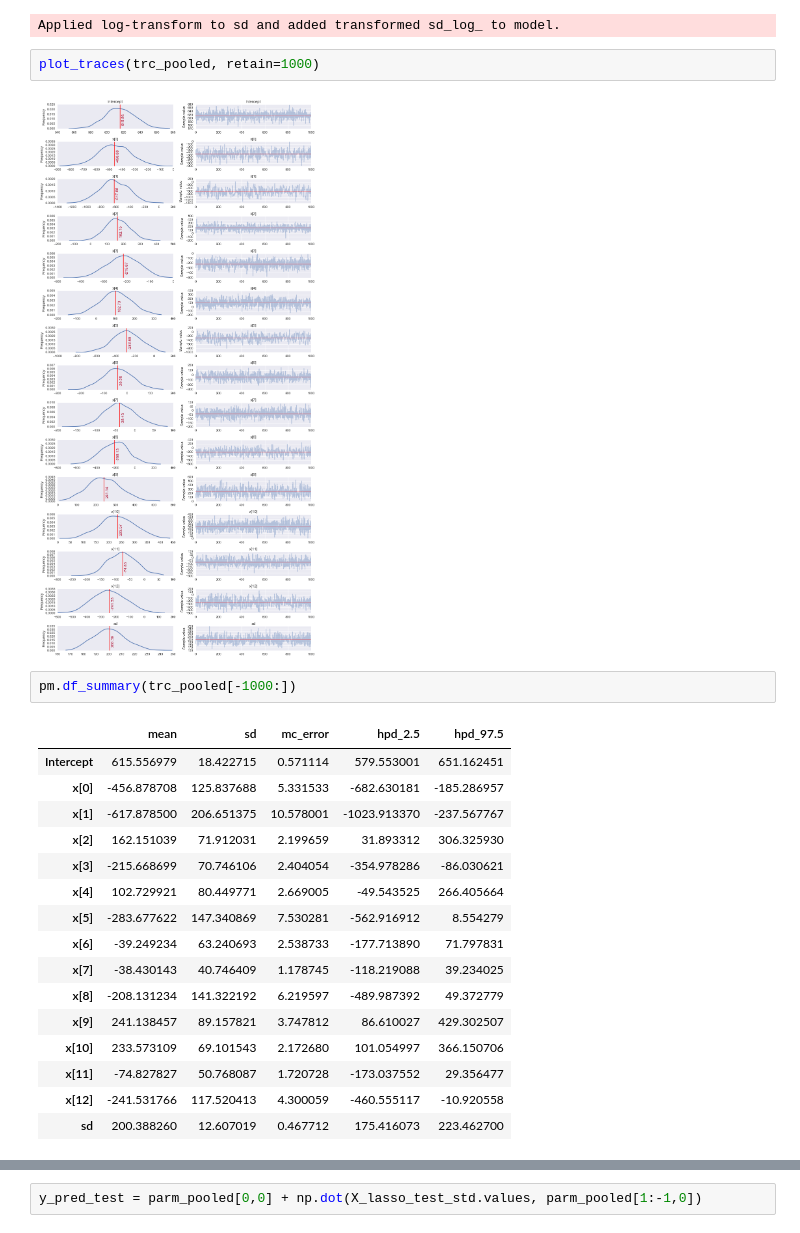
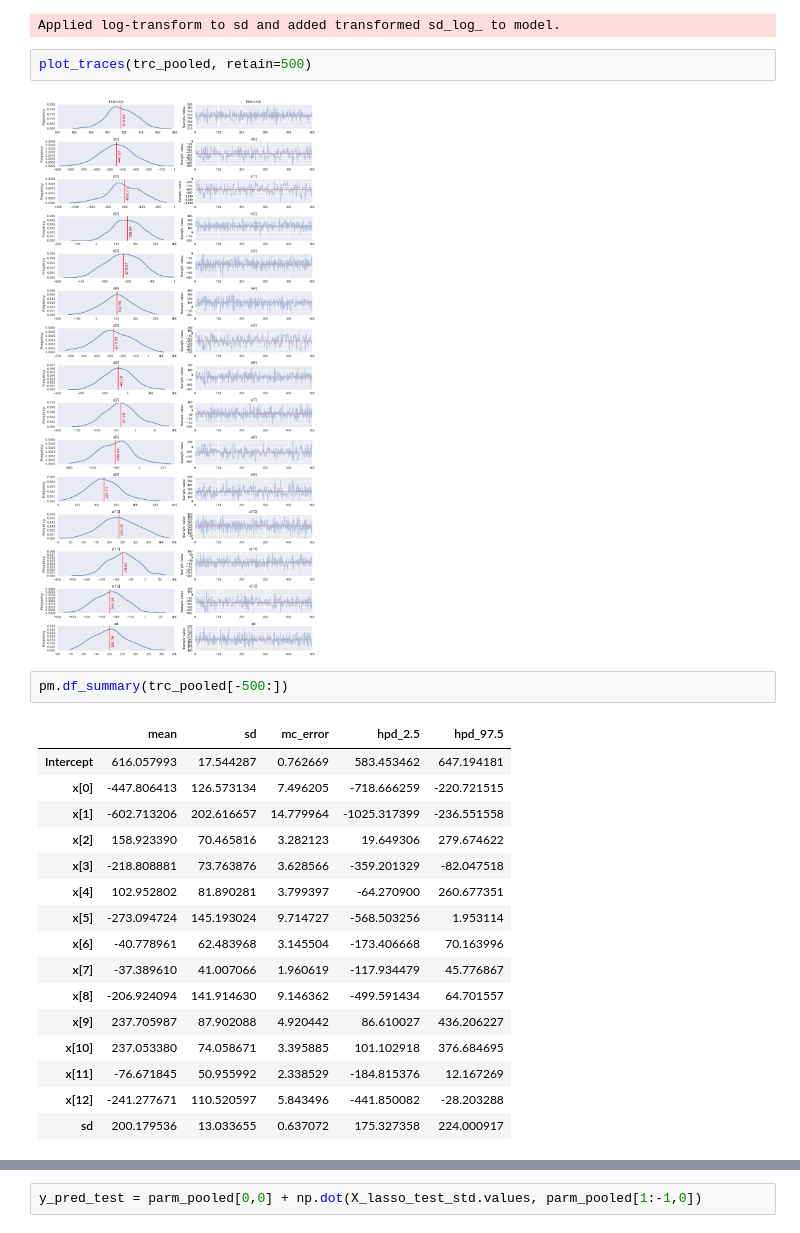
Before and after one commit to jpgrana/bayesian-approach-predicting-well-production, a Jupyter notebook: model_plots.ipynb, the cells around one changed output, grey strips where cells are left out. Saved outputs shown, nothing was run; the diff lists cells and outputs as text.

```diff
--- a/model_plots.ipynb
+++ b/model_plots.ipynb
@@ -123,27 +123,27 @@ with pm.Model() as mdl_pooled:
 # %% [output]
 Applied log-transform to sd and added transformed sd_log_ to model.
 # %%
-plot_traces(trc_pooled, retain=1000)
+plot_traces(trc_pooled, retain=500)
 # %% [output]
-[figure, old version]
+[figure, new version]
 # %%
-pm.df_summary(trc_pooled[-1000:])
+pm.df_summary(trc_pooled[-500:])
 # %% [output]
 |  | mean | sd | mc_error | hpd_2.5 | hpd_97.5 |
-| Intercept | 615.556979 | 18.422715 | 0.571114 | 579.553001 | 651.162451 |
-| x[0] | -456.878708 | 125.837688 | 5.331533 | -682.630181 | -185.286957 |
-| x[1] | -617.878500 | 206.651375 | 10.578001 | -1023.913370 | -237.567767 |
-| x[2] | 162.151039 | 71.912031 | 2.199659 | 31.893312 | 306.325930 |
-| x[3] | -215.668699 | 70.746106 | 2.404054 | -354.978286 | -86.030621 |
-| x[4] | 102.729921 | 80.449771 | 2.669005 | -49.543525 | 266.405664 |
-| x[5] | -283.677622 | 147.340869 | 7.530281 | -562.916912 | 8.554279 |
-| x[6] | -39.249234 | 63.240693 | 2.538733 | -177.713890 | 71.797831 |
-| x[7] | -38.430143 | 40.746409 | 1.178745 | -118.219088 | 39.234025 |
-| x[8] | -208.131234 | 141.322192 | 6.219597 | -489.987392 | 49.372779 |
-| x[9] | 241.138457 | 89.157821 | 3.747812 | 86.610027 | 429.302507 |
-| x[10] | 233.573109 | 69.101543 | 2.172680 | 101.054997 | 366.150706 |
-| x[11] | -74.827827 | 50.768087 | 1.720728 | -173.037552 | 29.356477 |
-| x[12] | -241.531766 | 117.520413 | 4.300059 | -460.555117 | -10.920558 |
-| sd | 200.388260 | 12.607019 | 0.467712 | 175.416073 | 223.462700 |
+| Intercept | 616.057993 | 17.544287 | 0.762669 | 583.453462 | 647.194181 |
+| x[0] | -447.806413 | 126.573134 | 7.496205 | -718.666259 | -220.721515 |
+| x[1] | -602.713206 | 202.616657 | 14.779964 | -1025.317399 | -236.551558 |
+| x[2] | 158.923390 | 70.465816 | 3.282123 | 19.649306 | 279.674622 |
+| x[3] | -218.808881 | 73.763876 | 3.628566 | -359.201329 | -82.047518 |
+| x[4] | 102.952802 | 81.890281 | 3.799397 | -64.270900 | 260.677351 |
+| x[5] | -273.094724 | 145.193024 | 9.714727 | -568.503256 | 1.953114 |
+| x[6] | -40.778961 | 62.483968 | 3.145504 | -173.406668 | 70.163996 |
+| x[7] | -37.389610 | 41.007066 | 1.960619 | -117.934479 | 45.776867 |
+| x[8] | -206.924094 | 141.914630 | 9.146362 | -499.591434 | 64.701557 |
+| x[9] | 237.705987 | 87.902088 | 4.920442 | 86.610027 | 436.206227 |
+| x[10] | 237.053380 | 74.058671 | 3.395885 | 101.102918 | 376.684695 |
+| x[11] | -76.671845 | 50.955992 | 2.338529 | -184.815376 | 12.167269 |
+| x[12] | -241.277671 | 110.520597 | 5.843496 | -441.850082 | -28.203288 |
+| sd | 200.179536 | 13.033655 | 0.637072 | 175.327358 | 224.000917 |
 # %%
 plt.figure(figsize=(12, 24))
```
Also changed, not shown: parts of 9 cells of this notebook, 1 other file.
